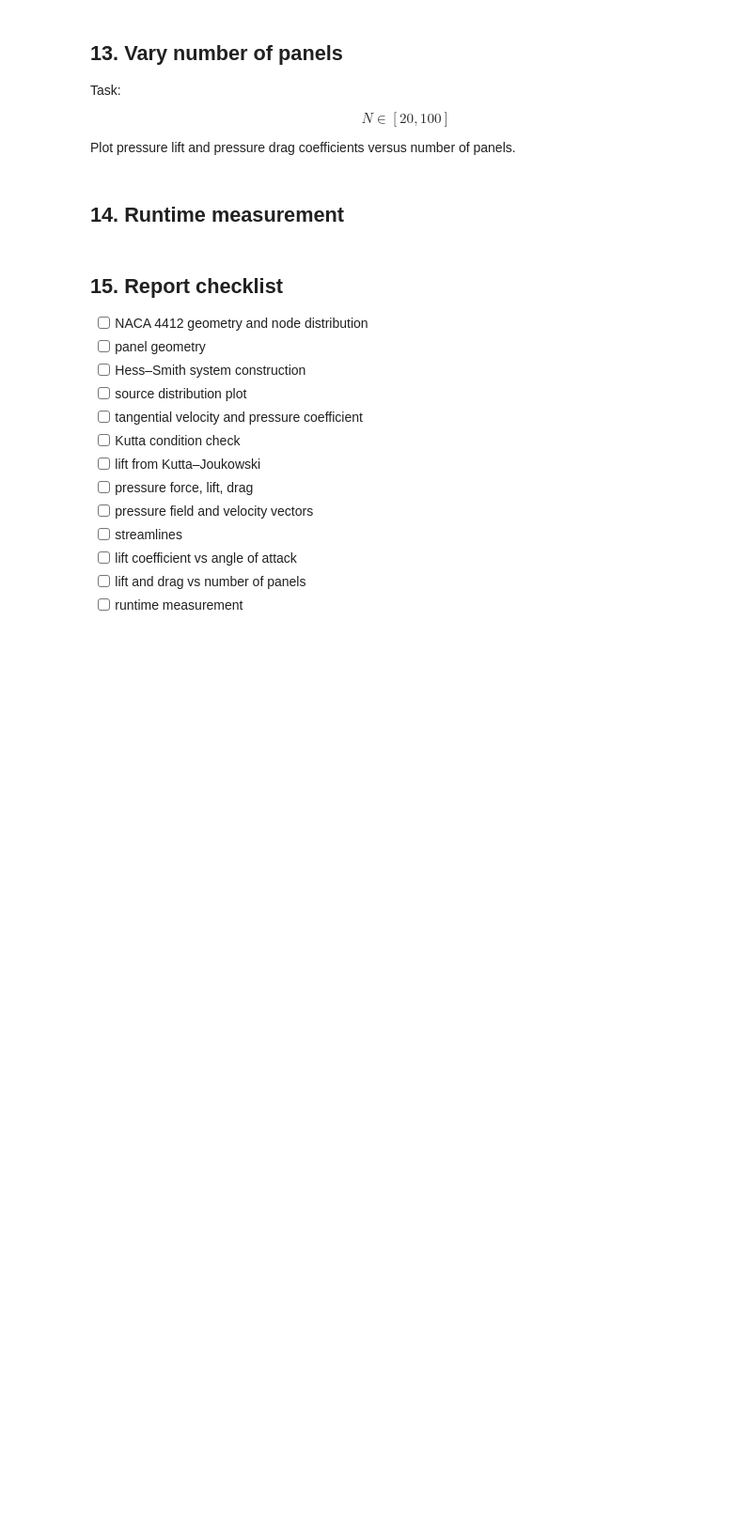
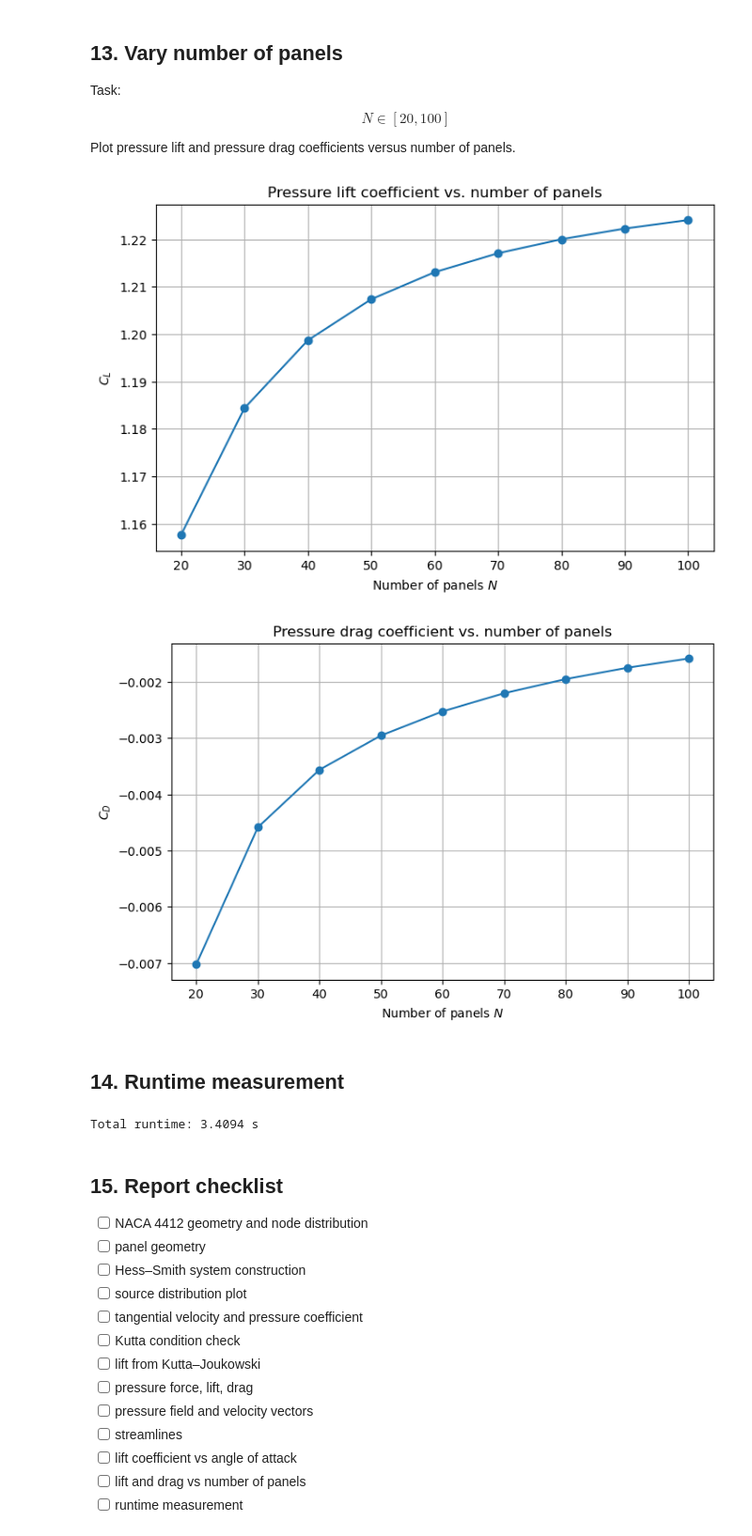
Before and after one commit to NiciiA/aerodyn, a Jupyter notebook: aerodynamics_homework_python_template.ipynb, the cells around one changed output. Shown at 94% size. Saved outputs shown, nothing was run; the diff lists cells and outputs as text; code cells hidden in the pictures; blank space fills up the shorter version.

Commit message:
added last tasks

```diff
--- a/aerodynamics_homework_python_template.ipynb
+++ b/aerodynamics_homework_python_template.ipynb
@@ -836,23 +942,32 @@ $$
 
 Plot pressure lift and pressure drag coefficients versus number of panels.
 # %%
-# TODO:
-# Ns = np.arange(20, 101, 10)
-# CL_N = []
-# CD_N = []
+Ns = np.arange(20, 101, 10)
+CL_N = []
+CD_N = []
 
-# for n in Ns:
-#     res = solve_case(N=n, alpha_deg=6.0)
-#     CL_N.append(res["CL_p"])
-#     CD_N.append(res["CD_p"])
+for n in Ns:
+    res = solve_case(N=n, alpha_deg=6.0)
+    CL_N.append(res["CL_p"])
+    CD_N.append(res["CD_p"])
 
-# plt.figure()
-# plt.plot(Ns, CL_N, "o-", label="$C_L$")
-# plt.plot(Ns, CD_N, "o-", label="$C_D$")
-# plt.xlabel("N")
-# plt.ylabel("coefficient")
-# plt.title("Pressure lift and drag vs number of panels")
-# plt.legend()
-# plt.show()
+plt.figure(figsize=(8, 5))
+plt.plot(Ns, CL_N, "o-")
+plt.xlabel(r"Number of panels $N$")
+plt.ylabel(r"$C_L$")
+plt.title(r"Pressure lift coefficient vs. number of panels")
+plt.grid(True)
+plt.show()
+
+plt.figure(figsize=(8, 5))
+plt.plot(Ns, CD_N, "o-")
+plt.xlabel(r"Number of panels $N$")
+plt.ylabel(r"$C_D$")
+plt.title(r"Pressure drag coefficient vs. number of panels")
+plt.grid(True)
+plt.show()
+# %% [output]
+[figure, added]
+[figure, added]
 # %% [markdown]
 ## 14. Runtime measurement
@@ -859,11 +1155,12 @@ Plot pressure lift and pressure drag coefficients versus number of panels.
 # %%
-# TODO:
-# t0 = time.perf_counter()
+t0 = time.perf_counter()
 
-# Run main case and parameter studies here.
+timing_results = run_all_tasks_for_timing()
 
-# t1 = time.perf_counter()
-# print(f"Total runtime: {t1 - t0:.4f} s")
+t1 = time.perf_counter()
+print(f"Total runtime: {t1 - t0:.4f} s")
+# %% [output]
+Total runtime: 3.4094 s
 # %% [markdown]
 ## 15. Report checklist
 
```
Also changed, not shown: parts of 12 cells of this notebook.
